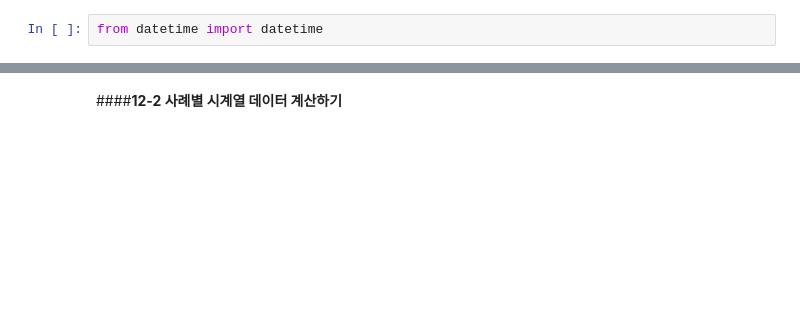
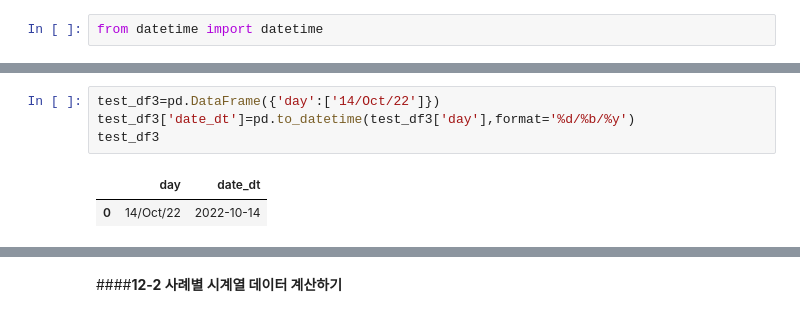
Before and after one commit to hyunseo318/ESAA_22-2, a Jupyter notebook: Pandas/Time_Series_Data.ipynb, the cells around one changed output, grey strips where cells are left out. Drawn from its saved outputs; the diff is of its cells as text; blank space fills up the shorter version.

```diff
--- a/Pandas/Time_Series_Data.ipynb
+++ b/Pandas/Time_Series_Data.ipynb
@@ -57,0 +173,7 @@ print(type(diff2))
+# %%
+test_df3=pd.DataFrame({'day':['14/Oct/22']})
+test_df3['date_dt']=pd.to_datetime(test_df3['day'],format='%d/%b/%y')
+test_df3
+# %% [output]
+|  | day | date_dt |
+| 0 | 14/Oct/22 | 2022-10-14 |
```
Also changed, not shown: parts of 57 cells of this notebook.
